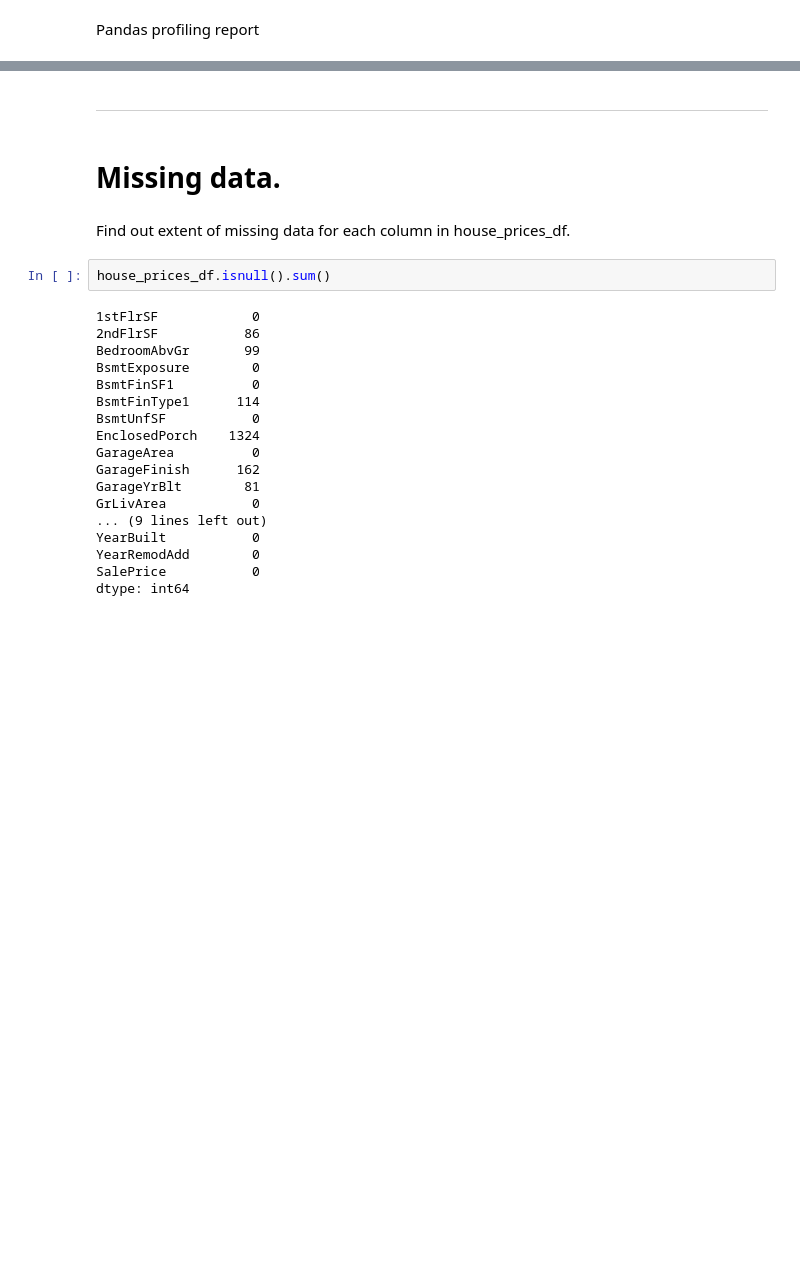
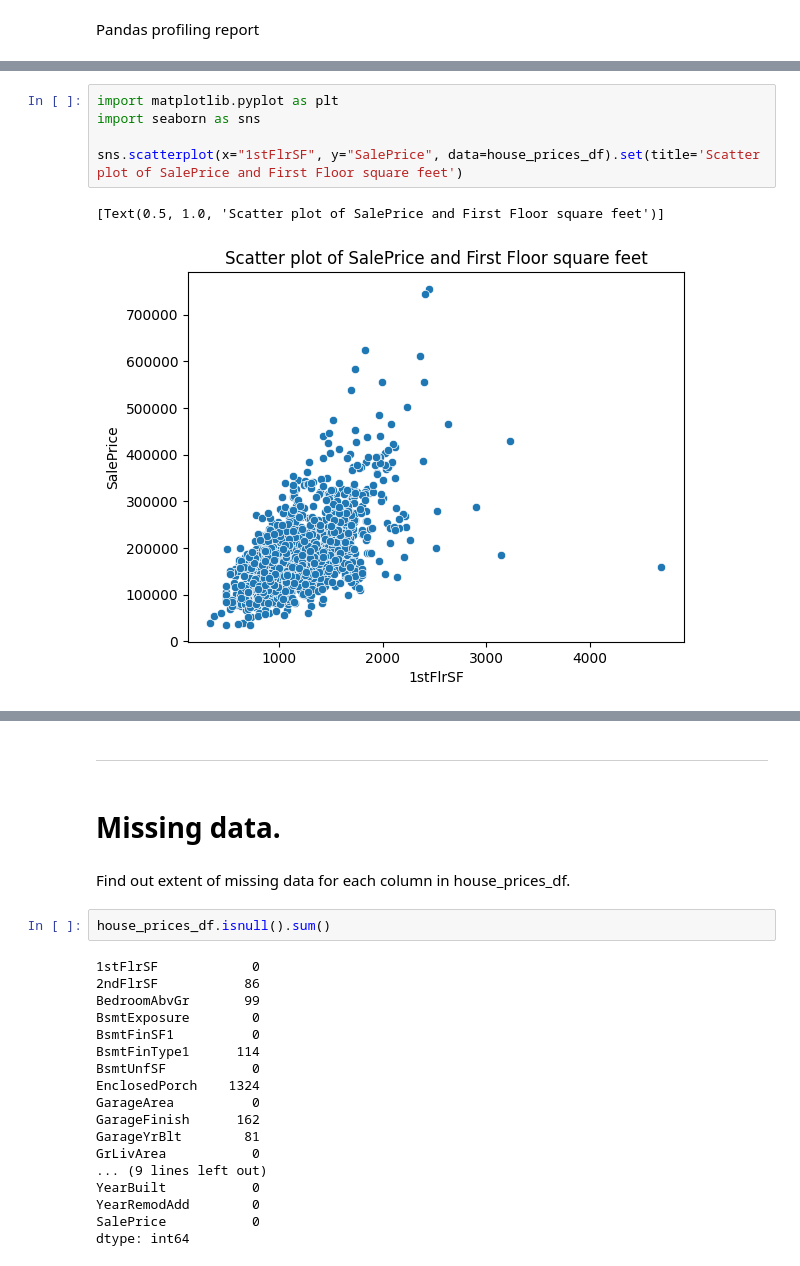
Before and after one commit to ewradcliffe/Heritage-Housing, a Jupyter notebook: jupyter_notebooks/DataInspection.ipynb, the cells around one changed output, grey strips where cells are left out. Saved outputs shown, nothing was run; the diff lists cells and outputs as text; blank space fills up the shorter version.

Commit message:
Add visualisations & observations to DataInspection.

```diff
--- a/jupyter_notebooks/DataInspection.ipynb
+++ b/jupyter_notebooks/DataInspection.ipynb
@@ -122,0 +173,8 @@ pandas_report_inherited_houses_df.to_notebook_iframe()
+# %%
+import matplotlib.pyplot as plt
+import seaborn as sns
+
+sns.scatterplot(x="1stFlrSF", y="SalePrice", data=house_prices_df).set(title='Scatter plot of SalePrice and First Floor square feet')
+# %% [output]
+[Text(0.5, 1.0, 'Scatter plot of SalePrice and First Floor square feet')]
+[figure, added]
```
Also changed, not shown: parts of 13 cells of this notebook.
